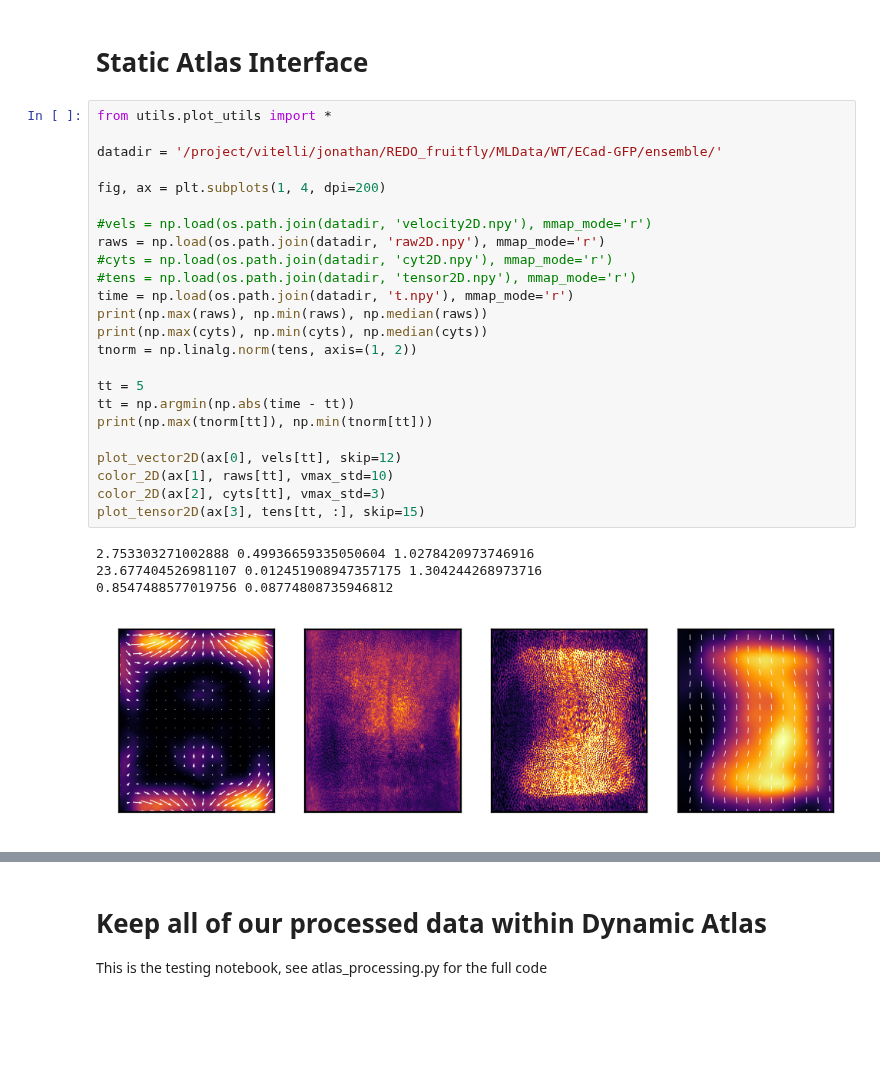
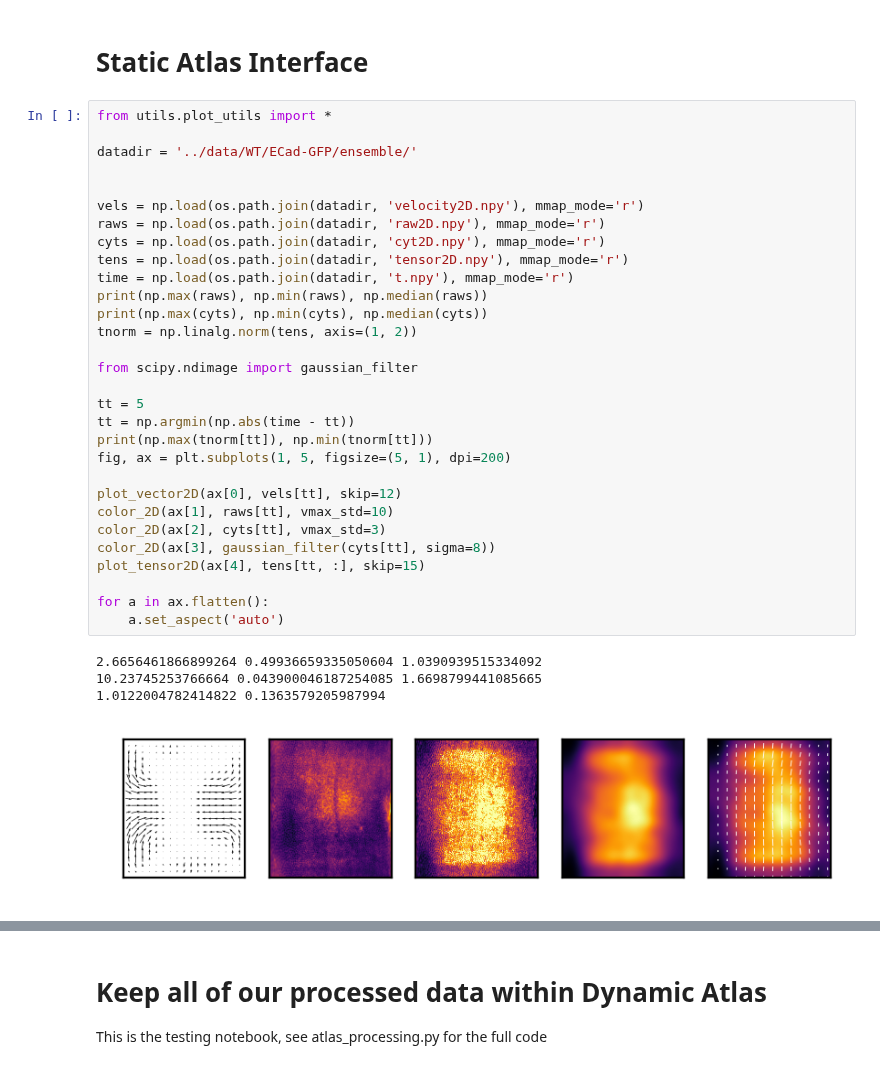
Before and after one commit to jcolen/drosophila_morphogenesis, a Jupyter notebook: atlas_processing/NewDynamicAtlasInterface.ipynb, the cells around one changed output, grey strips where cells are left out. Drawn from its saved outputs; the diff is of its cells as text; blank space fills up the shorter version.

```diff
--- a/atlas_processing/NewDynamicAtlasInterface.ipynb
+++ b/atlas_processing/NewDynamicAtlasInterface.ipynb
@@ -36,29 +36,35 @@ geometry['XX'].max()
 # %%
 from utils.plot_utils import *
 
-datadir = '/project/vitelli/jonathan/REDO_fruitfly/MLData/WT/ECad-GFP/ensemble/'
+datadir = '../data/WT/ECad-GFP/ensemble/'
 
-fig, ax = plt.subplots(1, 4, dpi=200)
 
-#vels = np.load(os.path.join(datadir, 'velocity2D.npy'), mmap_mode='r')
+vels = np.load(os.path.join(datadir, 'velocity2D.npy'), mmap_mode='r')
 raws = np.load(os.path.join(datadir, 'raw2D.npy'), mmap_mode='r')
-#cyts = np.load(os.path.join(datadir, 'cyt2D.npy'), mmap_mode='r')
-#tens = np.load(os.path.join(datadir, 'tensor2D.npy'), mmap_mode='r')
+cyts = np.load(os.path.join(datadir, 'cyt2D.npy'), mmap_mode='r')
+tens = np.load(os.path.join(datadir, 'tensor2D.npy'), mmap_mode='r')
 time = np.load(os.path.join(datadir, 't.npy'), mmap_mode='r')
 print(np.max(raws), np.min(raws), np.median(raws))
 print(np.max(cyts), np.min(cyts), np.median(cyts))
 tnorm = np.linalg.norm(tens, axis=(1, 2))
 
+from scipy.ndimage import gaussian_filter
+
 tt = 5
 tt = np.argmin(np.abs(time - tt))
 print(np.max(tnorm[tt]), np.min(tnorm[tt]))
+fig, ax = plt.subplots(1, 5, figsize=(5, 1), dpi=200)
 
 plot_vector2D(ax[0], vels[tt], skip=12)
 color_2D(ax[1], raws[tt], vmax_std=10)
 color_2D(ax[2], cyts[tt], vmax_std=3)
-plot_tensor2D(ax[3], tens[tt, :], skip=15)
+color_2D(ax[3], gaussian_filter(cyts[tt], sigma=8))
+plot_tensor2D(ax[4], tens[tt, :], skip=15)
+
+for a in ax.flatten():
+    a.set_aspect('auto')
 # %% [output]
-2.753303271002888 0.49936659335050604 1.0278420973746916
-23.677404526981107 0.012451908947357175 1.304244268973716
-0.8547488577019756 0.08774808735946812
+2.6656461866899264 0.49936659335050604 1.0390939515334092
+10.23745253766664 0.043900046187254085 1.6698799441085665
+1.0122004782414822 0.1363579205987994
-[figure, old version]
+[figure, new version]
```
Also changed, not shown: parts of 10 cells of this notebook, 17 other files.
